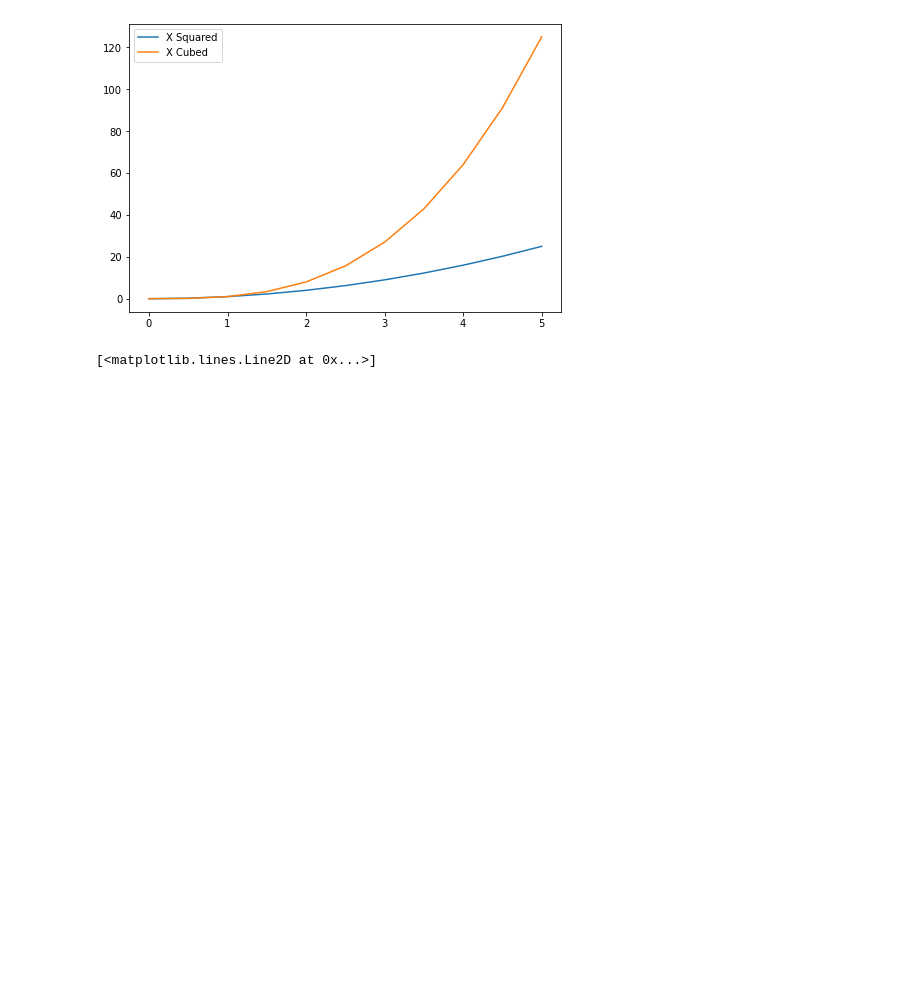
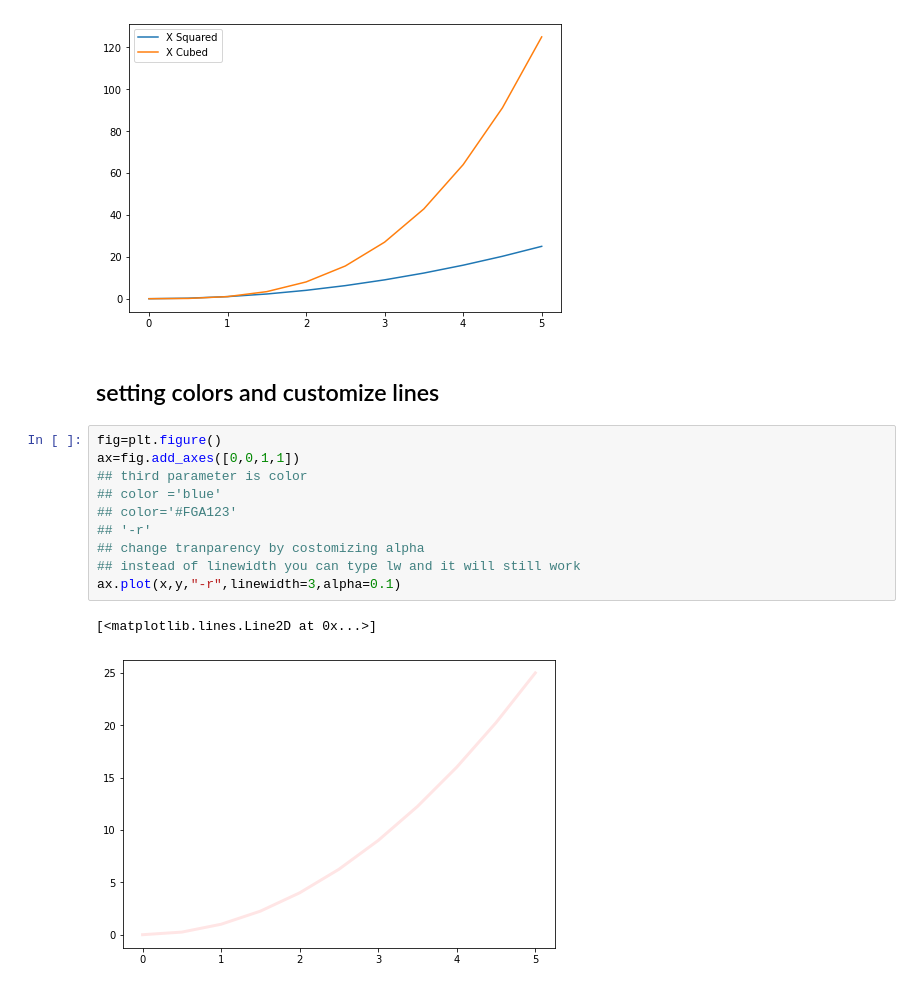
Before and after one commit to FatemeZahraFeyzi/Python-Data-Science, a Jupyter notebook: matplotlib/matplotlib.ipynb, the cells around one changed output. Cells and saved outputs as stored; diff of their text form; blank space fills up the shorter version.

```diff
--- a/matplotlib/matplotlib.ipynb
+++ b/matplotlib/matplotlib.ipynb
@@ -157,6 +157,18 @@ ax.legend()
 # %% [output]
 <matplotlib.legend.Legend at 0x...>
 [figure]
+# %% [markdown]
+## setting colors and customize lines
 # %%
+fig=plt.figure()
+ax=fig.add_axes([0,0,1,1])
+## third parameter is color
+## color ='blue'
+## color='#FGA123'
+## '-r'
+## change tranparency by costomizing alpha
+## instead of linewidth you can type lw and it will still work
+ax.plot(x,y,"-r",linewidth=3,alpha=0.1)
 # %% [output]
 [<matplotlib.lines.Line2D at 0x...>]
+[figure, added]
```
Also changed, not shown: parts of 10 cells of this notebook, 1 other file.
